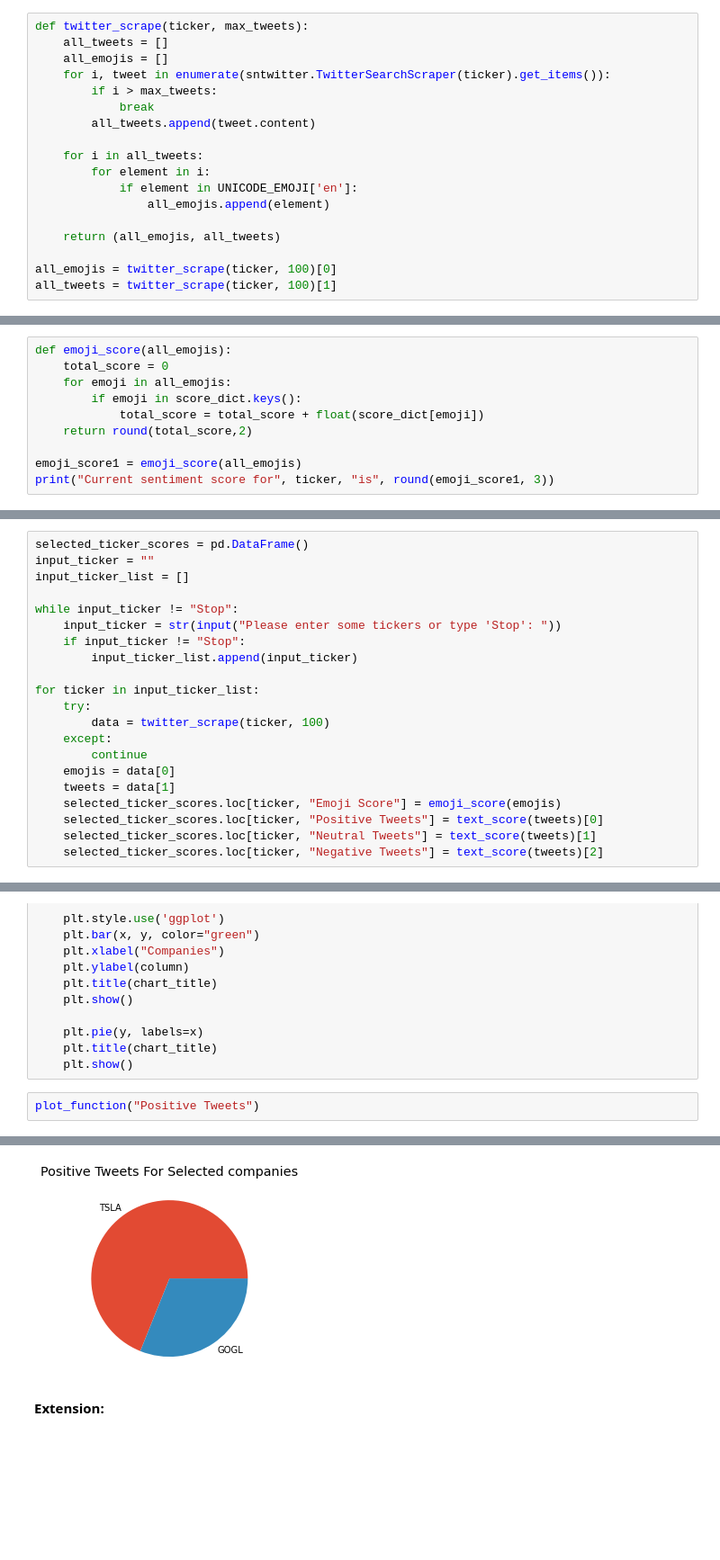
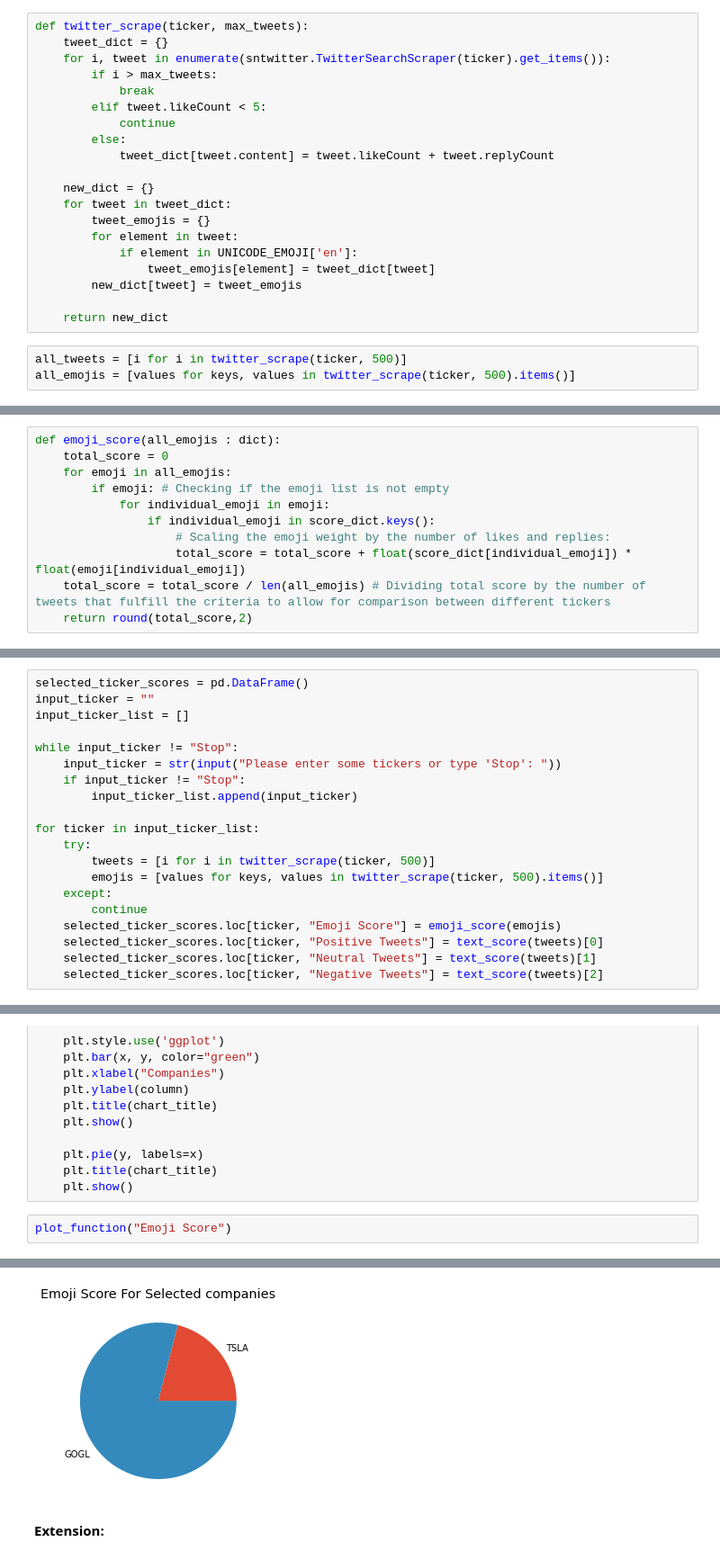
Before and after one commit to pashkaa8/Introduction-to-Programming, a Jupyter notebook: twitter_scrape_v2.ipynb, the cells around one changed output, grey strips where cells are left out. Shown at 90% size. Saved outputs shown, nothing was run; the diff lists cells and outputs as text; blank space fills up the shorter version.

Commit message:
Added like and reply counts

```diff
--- a/twitter_scrape_v2.ipynb
+++ b/twitter_scrape_v2.ipynb
@@ -33,21 +35,26 @@ With the following block of code, we scrape the last 500 tweets including the ti
 # %%
 def twitter_scrape(ticker, max_tweets):
-    all_tweets = []
-    all_emojis = []
+    tweet_dict = {}
     for i, tweet in enumerate(sntwitter.TwitterSearchScraper(ticker).get_items()):
         if i > max_tweets:
             break
-        all_tweets.append(tweet.content)
+        elif tweet.likeCount < 5:
+            continue
+        else:
+            tweet_dict[tweet.content] = tweet.likeCount + tweet.replyCount
 
-    for i in all_tweets:
-        for element in i:
+    new_dict = {}
+    for tweet in tweet_dict:
+        tweet_emojis = {}
+        for element in tweet:
             if element in UNICODE_EMOJI['en']:
-                all_emojis.append(element)
+                tweet_emojis[element] = tweet_dict[tweet]
+        new_dict[tweet] = tweet_emojis
 
-    return (all_emojis, all_tweets)
-
-all_emojis = twitter_scrape(ticker, 100)[0]
-all_tweets = twitter_scrape(ticker, 100)[1]
+    return new_dict
+# %%
+all_tweets = [i for i in twitter_scrape(ticker, 500)]
+all_emojis = [values for keys, values in twitter_scrape(ticker, 500).items()]
 # %% [markdown]
 **Scraping for emoji category data from the web:**
 # %% [markdown]
@@ -100,12 +107,13 @@ for i in range(1,752):
 # %% [markdown]
 As a final step in our analysis using emoji sentiment scores, the block of code below sums the sentiment scores for all tweets per ticker and outputs it’s total score per stock ticker symbol. Note, that negative sentiments have a negative sign meaning that the higher the sentiment score the more positively the tweets regarding a specific stock tend to be.
 # %%
-def emoji_score(all_emojis):
+def emoji_score(all_emojis : dict):
     total_score = 0
     for emoji in all_emojis:
-        if emoji in score_dict.keys():
-            total_score = total_score + float(score_dict[emoji])
+        if emoji: # Checking if the emoji list is not empty
+            for individual_emoji in emoji:
+                if individual_emoji in score_dict.keys():
+                    # Scaling the emoji weight by the number of likes and replies:
+                    total_score = total_score + float(score_dict[individual_emoji]) * float(emoji[individual_emoji])
+    total_score = total_score / len(all_emojis) # Dividing total score by the number of tweets that fulfill the criteria to allow for comparison between different tickers
     return round(total_score,2)
-
-emoji_score1 = emoji_score(all_emojis)
-print("Current sentiment score for", ticker, "is", round(emoji_score1, 3))
@@ -209,11 +220,10 @@ while input_ticker != "Stop":
 
 for ticker in input_ticker_list:
     try:
-        data = twitter_scrape(ticker, 100)
+        tweets = [i for i in twitter_scrape(ticker, 500)]
+        emojis = [values for keys, values in twitter_scrape(ticker, 500).items()]
     except:
         continue
-    emojis = data[0]
-    tweets = data[1]
     selected_ticker_scores.loc[ticker, "Emoji Score"] = emoji_score(emojis)
     selected_ticker_scores.loc[ticker, "Positive Tweets"] = text_score(tweets)[0]
     selected_ticker_scores.loc[ticker, "Neutral Tweets"] = text_score(tweets)[1]
@@ -249,5 +258,5 @@ def plot_function(column):
     plt.title(chart_title)
     plt.show()
 # %%
-plot_function("Positive Tweets")
+plot_function("Emoji Score")
 # %% [output]
@@ -255,4 +264,4 @@ plot_function("Positive Tweets")
-[figure, old version]
+[figure, new version]
 # %% [markdown]
 **Extension:**
 # %% [markdown]
```
Also changed, not shown: parts of 10 cells of this notebook.
